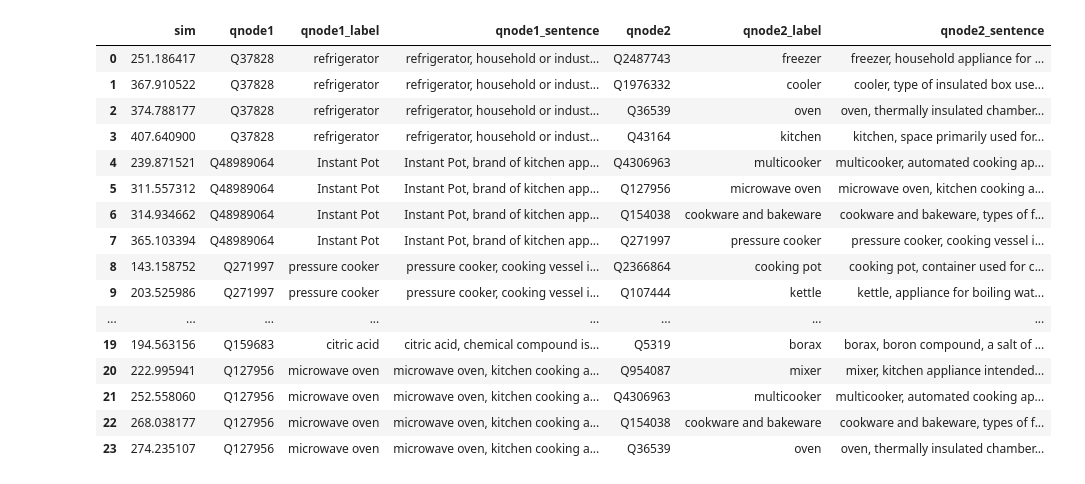
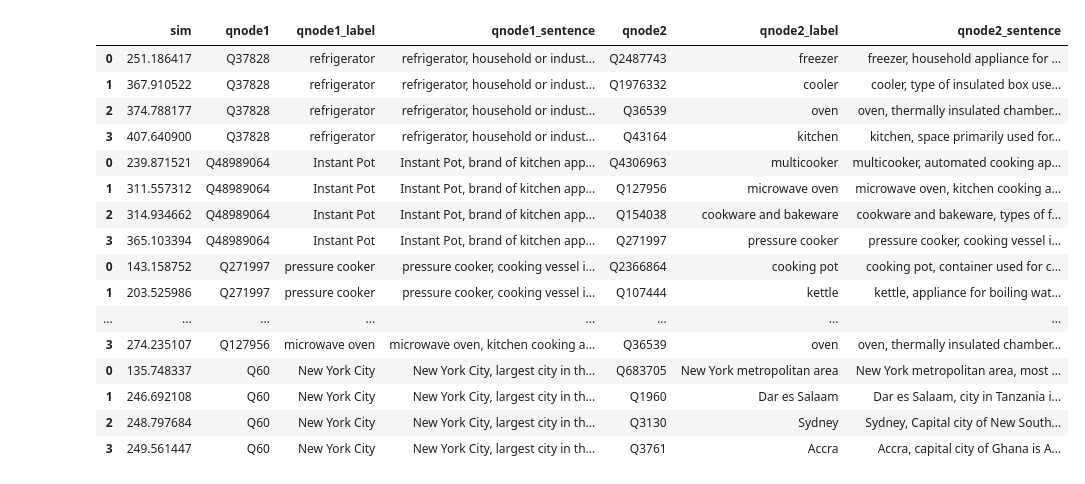
Before and after one commit to usc-isi-i2/maa-analysis, a Jupyter notebook: analysis/FAISS Similarity.ipynb, the cells around one changed output. Cells and saved outputs as stored; diff of their text form; code cells hidden in the pictures.

```diff
--- a/analysis/FAISS Similarity.ipynb
+++ b/analysis/FAISS Similarity.ipynb
@@ -36,26 +13,31 @@ def compute_results(fi):
 # %%
 fi = FAISSIndex(large_all, wiki_labels)
 fi.build_index()
-# %%
-compute_results(fi)
-# %% [output]
-|  | sim | qnode1 | qnode1_label | qnode1_sentence | qnode2 | qnode2_label | qnode2_sentence |
-| 0 | 251.186417 | Q37828 | refrigerator | refrigerator, household or indust... | Q2487743 | freezer | freezer, household appliance for ... |
-| 1 | 367.910522 | Q37828 | refrigerator | refrigerator, household or indust... | Q1976332 | cooler | cooler, type of insulated box use... |
-| 2 | 374.788177 | Q37828 | refrigerator | refrigerator, household or indust... | Q36539 | oven | oven, thermally insulated chamber... |
-| 3 | 407.640900 | Q37828 | refrigerator | refrigerator, household or indust... | Q43164 | kitchen | kitchen, space primarily used for... |
-| 4 | 239.871521 | Q48989064 | Instant Pot | Instant Pot, brand of kitchen app... | Q4306963 | multicooker | multicooker, automated cooking ap... |
-| 5 | 311.557312 | Q48989064 | Instant Pot | Instant Pot, brand of kitchen app... | Q127956 | microwave oven | microwave oven, kitchen cooking a... |
-| 6 | 314.934662 | Q48989064 | Instant Pot | Instant Pot, brand of kitchen app... | Q154038 | cookware and bakeware | cookware and bakeware, types of f... |
-| 7 | 365.103394 | Q48989064 | Instant Pot | Instant Pot, brand of kitchen app... | Q271997 | pressure cooker | pressure cooker, cooking vessel i... |
-| 8 | 143.158752 | Q271997 | pressure cooker | pressure cooker, cooking vessel i... | Q2366864 | cooking pot | cooking pot, container used for c... |
-| 9 | 203.525986 | Q271997 | pressure cooker | pressure cooker, cooking vessel i... | Q107444 | kettle | kettle, appliance for boiling wat... |
-| ... | ... | ... | ... | ... | ... | ... | ... |
-| 19 | 194.563156 | Q159683 | citric acid | citric acid, chemical compound is... | Q5319 | borax | borax, boron compound, a salt of ... |
-| 20 | 222.995941 | Q127956 | microwave oven | microwave oven, kitchen cooking a... | Q954087 | mixer | mixer, kitchen appliance intended... |
-| 21 | 252.558060 | Q127956 | microwave oven | microwave oven, kitchen cooking a... | Q4306963 | multicooker | multicooker, automated cooking ap... |
-| 22 | 268.038177 | Q127956 | microwave oven | microwave oven, kitchen cooking a... | Q154038 | cookware and bakeware | cookware and bakeware, types of f... |
-| 23 | 274.235107 | Q127956 | microwave oven | microwave oven, kitchen cooking a... | Q36539 | oven | oven, thermally insulated chamber... |
+# %%
+queries = ['Q37828', 'Q48989064', 'Q271997', 'Q48989064', 'Q159683', 'Q127956', 'Q60']
+df_list = []
+for q in queries:
+    df_list.append(fi.nearest_neighbors(q))
+df = pd.concat(df_list)
+display(HTML(df.to_html()))
+# %% [output]
+|  | sim | qnode1 | qnode1_label | qnode1_sentence | qnode2 | qnode2_label | qnode2_sentence |
+| 0 | 251.186417 | Q37828 | refrigerator | refrigerator, household or indust... | Q2487743 | freezer | freezer, household appliance for ... |
+| 1 | 367.910522 | Q37828 | refrigerator | refrigerator, household or indust... | Q1976332 | cooler | cooler, type of insulated box use... |
+| 2 | 374.788177 | Q37828 | refrigerator | refrigerator, household or indust... | Q36539 | oven | oven, thermally insulated chamber... |
+| 3 | 407.640900 | Q37828 | refrigerator | refrigerator, household or indust... | Q43164 | kitchen | kitchen, space primarily used for... |
+| 0 | 239.871521 | Q48989064 | Instant Pot | Instant Pot, brand of kitchen app... | Q4306963 | multicooker | multicooker, automated cooking ap... |
+| 1 | 311.557312 | Q48989064 | Instant Pot | Instant Pot, brand of kitchen app... | Q127956 | microwave oven | microwave oven, kitchen cooking a... |
+| 2 | 314.934662 | Q48989064 | Instant Pot | Instant Pot, brand of kitchen app... | Q154038 | cookware and bakeware | cookware and bakeware, types of f... |
+| 3 | 365.103394 | Q48989064 | Instant Pot | Instant Pot, brand of kitchen app... | Q271997 | pressure cooker | pressure cooker, cooking vessel i... |
+| 0 | 143.158752 | Q271997 | pressure cooker | pressure cooker, cooking vessel i... | Q2366864 | cooking pot | cooking pot, container used for c... |
+| 1 | 203.525986 | Q271997 | pressure cooker | pressure cooker, cooking vessel i... | Q107444 | kettle | kettle, appliance for boiling wat... |
+| ... | ... | ... | ... | ... | ... | ... | ... |
+| 3 | 274.235107 | Q127956 | microwave oven | microwave oven, kitchen cooking a... | Q36539 | oven | oven, thermally insulated chamber... |
+| 0 | 135.748337 | Q60 | New York City | New York City, largest city in th... | Q683705 | New York metropolitan area | New York metropolitan area, most ... |
+| 1 | 246.692108 | Q60 | New York City | New York City, largest city in th... | Q1960 | Dar es Salaam | Dar es Salaam, city in Tanzania i... |
+| 2 | 248.797684 | Q60 | New York City | New York City, largest city in th... | Q3130 | Sydney | Sydney, Capital city of New South... |
+| 3 | 249.561447 | Q60 | New York City | New York City, largest city in th... | Q3761 | Accra | Accra, capital city of Ghana is A... |
 # %%
 fi = FAISSIndex(large_labels, wiki_labels)
 fi.build_index()
```
Also changed, not shown: parts of 11 cells of this notebook, 2 other files.
